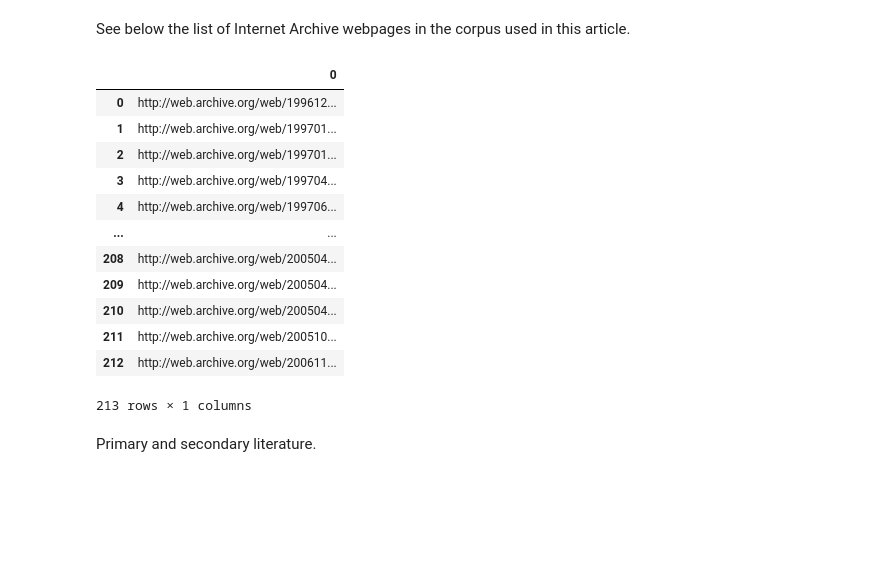
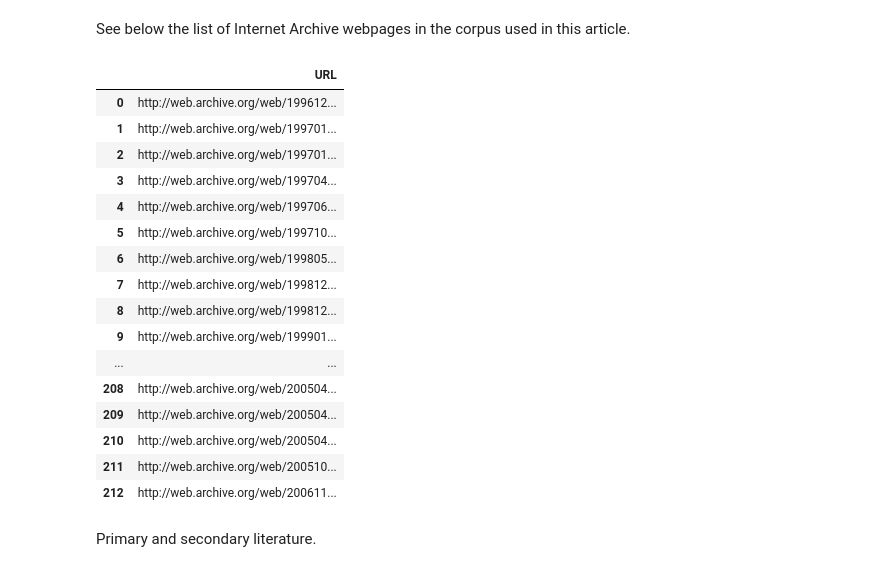
Before and after one commit to jdh-observer/7XSDVCtnbXva, a Jupyter notebook: article.ipynb, the cells around one changed output. Drawn from its saved outputs; the diff is of its cells as text; code cells hidden in the pictures; blank space fills up the shorter version.

Commit message:
url clickable / https://github.com/C2DH/jdh-notebook/issues/194

```diff
--- a/article.ipynb
+++ b/article.ipynb
@@ -171,23 +171,32 @@ I hope I have demonstrated this respect in this study. The material here has enr
 See below the list of Internet Archive webpages in the corpus used in this article.
 # %%
 import pandas as pd
+from IPython.display import HTML
 
 df = pd.read_csv("script/citations.csv", sep=r'[()]', header=None, engine='python')
-df
+df.columns = ['URL']
+# Convert the URL column to clickable links
+df['URL'] = df['URL'].apply(lambda x: f'<a href="{x}" target="_blank">{x}</a>')
+# Display the DataFrame as HTML
+display(HTML(df.to_html(escape=False)))
 # %% [output]
-|  | 0 |
+|  | URL |
 | 0 | http://web.archive.org/web/199612... |
 | 1 | http://web.archive.org/web/199701... |
 | 2 | http://web.archive.org/web/199701... |
 | 3 | http://web.archive.org/web/199704... |
 | 4 | http://web.archive.org/web/199706... |
+| 5 | http://web.archive.org/web/199710... |
+| 6 | http://web.archive.org/web/199805... |
+| 7 | http://web.archive.org/web/199812... |
+| 8 | http://web.archive.org/web/199812... |
+| 9 | http://web.archive.org/web/199901... |
 | ... | ... |
 | 208 | http://web.archive.org/web/200504... |
 | 209 | http://web.archive.org/web/200504... |
 | 210 | http://web.archive.org/web/200504... |
 | 211 | http://web.archive.org/web/200510... |
 | 212 | http://web.archive.org/web/200611... |
-213 rows × 1 columns
 # %% [markdown]
 Primary and secondary literature.
 # %% [markdown]
```
Also changed, not shown: 2 other files.
